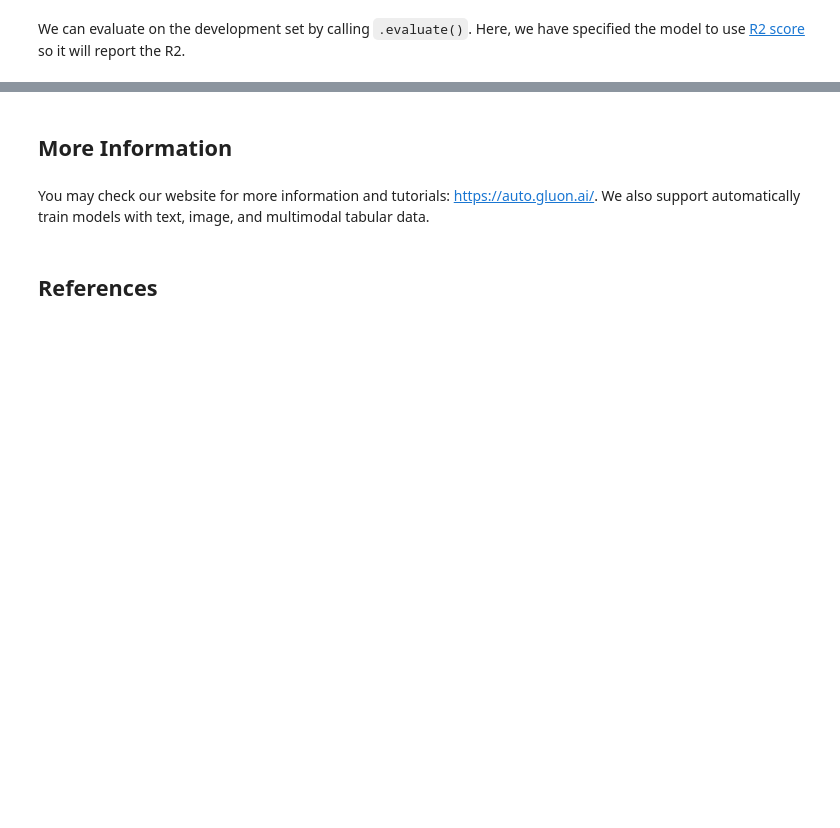
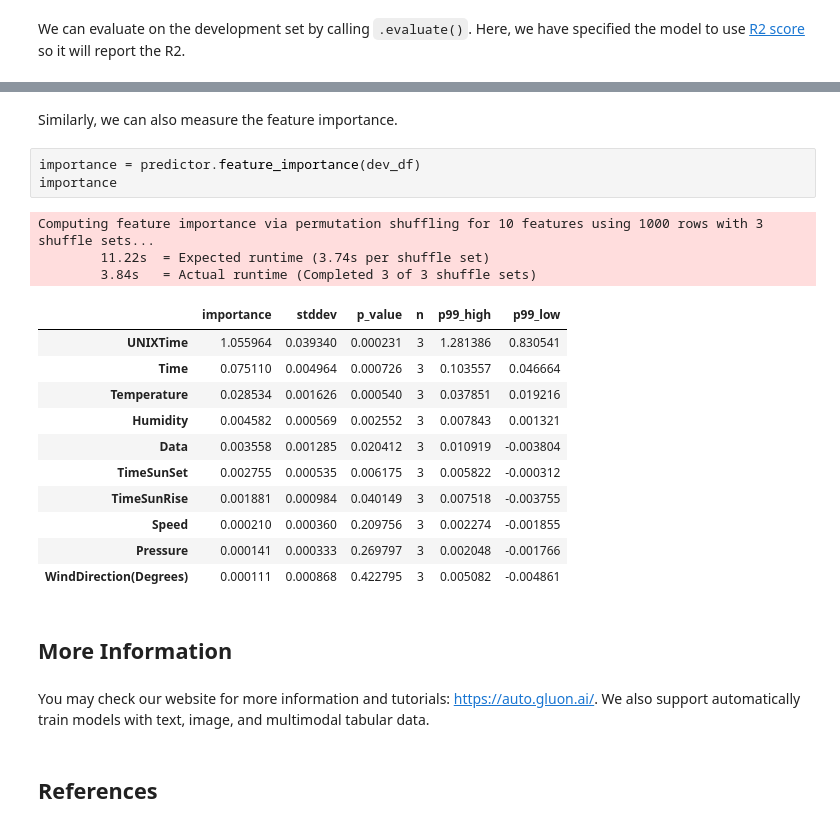
Before and after one commit to sxjscience/EC2021_autogluon_notebook, a Jupyter notebook: Xingjian_Shi_01_Automated_Machine_Learning_for_Earth_Science_via_AutoGluon.ipynb, the cells around one changed output, grey strips where cells are left out. Drawn from its saved outputs; the diff is of its cells as text; blank space fills up the shorter version.

```diff
--- a/Xingjian_Shi_01_Automated_Machine_Learning_for_Earth_Science_via_AutoGluon.ipynb
+++ b/Xingjian_Shi_01_Automated_Machine_Learning_for_Earth_Science_via_AutoGluon.ipynb
@@ -365,3 +366,23 @@ Predictive performance on given data: r2 = 0.9544595815213469
+# %% [markdown]
+Similarly, we can also measure the feature importance.
+# %%
+importance = predictor.feature_importance(dev_df)
+importance
+# %% [output]
+Computing feature importance via permutation shuffling for 10 features using 1000 rows with 3 shuffle sets...
+        11.22s  = Expected runtime (3.74s per shuffle set)
+        3.84s   = Actual runtime (Completed 3 of 3 shuffle sets)
+|  | importance | stddev | p_value | n | p99_high | p99_low |
+| UNIXTime | 1.055964 | 0.039340 | 0.000231 | 3 | 1.281386 | 0.830541 |
+| Time | 0.075110 | 0.004964 | 0.000726 | 3 | 0.103557 | 0.046664 |
+| Temperature | 0.028534 | 0.001626 | 0.000540 | 3 | 0.037851 | 0.019216 |
+| Humidity | 0.004582 | 0.000569 | 0.002552 | 3 | 0.007843 | 0.001321 |
+| Data | 0.003558 | 0.001285 | 0.020412 | 3 | 0.010919 | -0.003804 |
+| TimeSunSet | 0.002755 | 0.000535 | 0.006175 | 3 | 0.005822 | -0.000312 |
+| TimeSunRise | 0.001881 | 0.000984 | 0.040149 | 3 | 0.007518 | -0.003755 |
+| Speed | 0.000210 | 0.000360 | 0.209756 | 3 | 0.002274 | -0.001855 |
+| Pressure | 0.000141 | 0.000333 | 0.269797 | 3 | 0.002048 | -0.001766 |
+| WindDirection(Degrees) | 0.000111 | 0.000868 | 0.422795 | 3 | 0.005082 | -0.004861 |
 # %% [markdown]
 ## More Information
 # %% [markdown]
```
Also changed, not shown: parts of 13 cells of this notebook.
